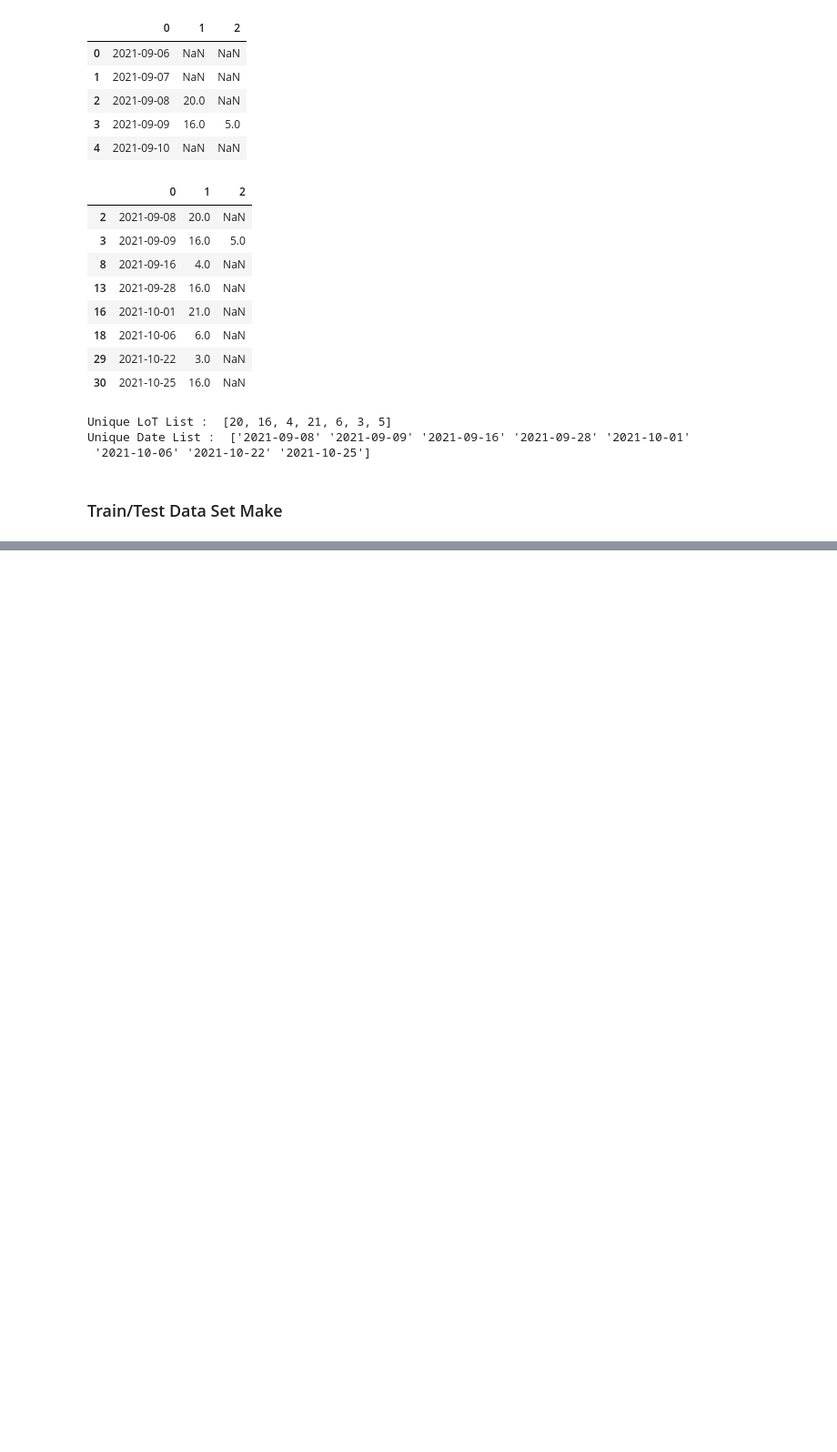
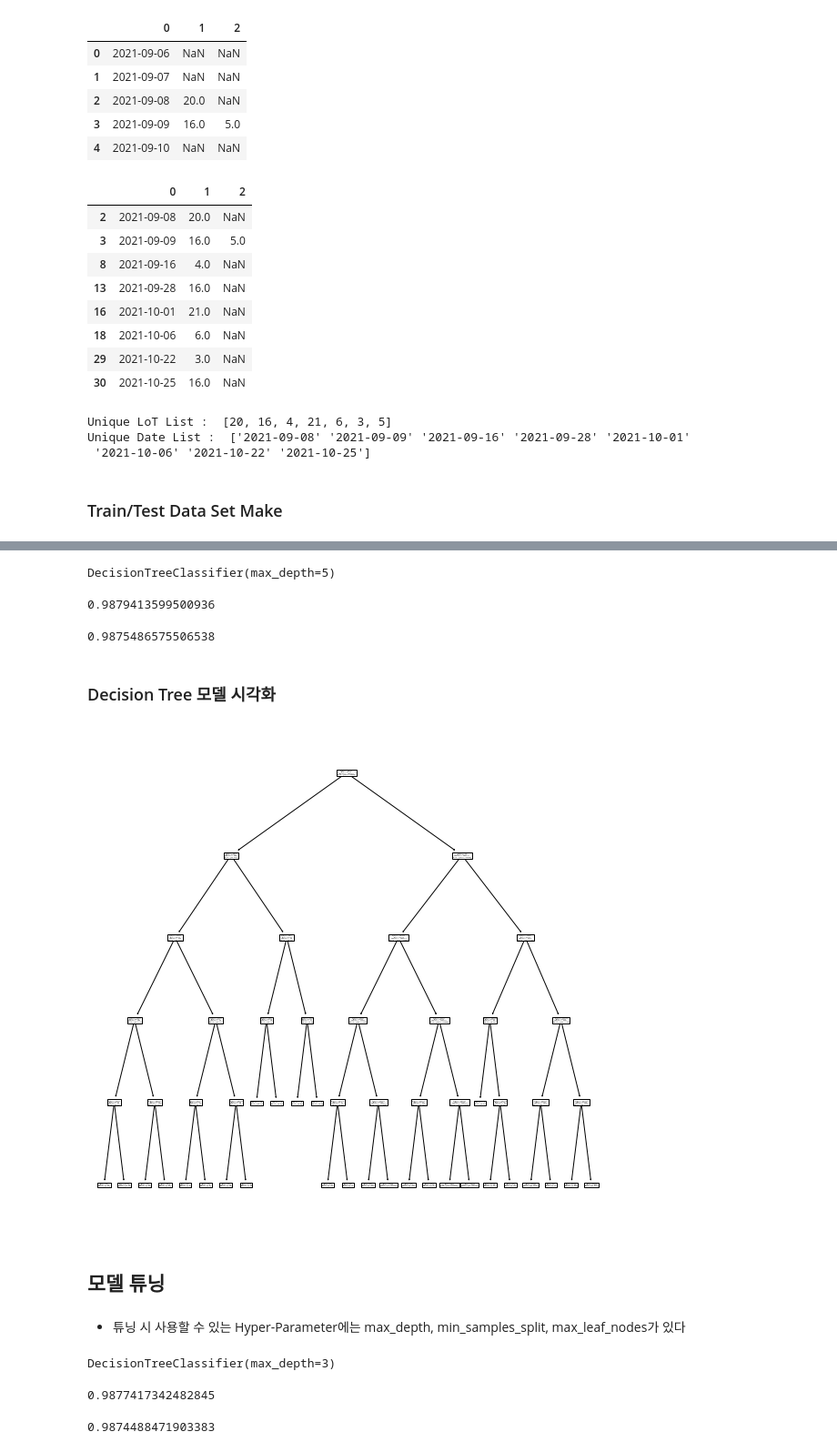
Before and after one commit to och5351/Bigdata_busan, a Jupyter notebook: ML/csy_DT/DT.ipynb, the cells around one changed output, grey strips where cells are left out. Shown: that part at 91% size. Cells and saved outputs as stored; diff of their text form; code cells hidden in the pictures; blank space fills up the shorter version.

```diff
--- a/ML/csy_DT/DT.ipynb
+++ b/ML/csy_DT/DT.ipynb
@@ -172,0 +233,4 @@ Time
+# %%
+# target
+target_np = X_data['QC'].to_numpy()
+target_np
@@ -172,0 +239,4 @@ Time
+# %%
+# 학습용/테스트용 데이터 생성(80:20)
+# train_input, train_target, test_input, test_target= train_test_split(train_np, target_np, random_state=42, test_size=0.2)
+train_input, test_input, train_target, test_target= train_test_split(train_np, target_np, random_state=42, test_size=0.2)
@@ -172,0 +247,4 @@ Time
+# %%
+# Decision Tree 모델 모델링
+clf = tree.DecisionTreeClassifier(max_depth=5)
+# 별다른 Hyper-Parameter를 사용하지 않아서 최대의 결과가 나올 수 있도록 모든 제한을 풀어둔 모델이 생성될 것이다
@@ -172,0 +263,30 @@ Time
+# %%
+# Input Data, Output Data
+clf_model = clf.fit(train_input, train_target)
+# %%
+clf_model
+# %% [output]
+DecisionTreeClassifier(max_depth=5)
+# %%
+# 훈련모델 정확도
+clf_model.score(train_input, train_target)
+# %% [output]
+0.9879413599500936
+# %%
+# 테스트 정확도
+clf_model.score(test_input, test_target)
+# %% [output]
+0.9875486575506538
+# %% [markdown]
+### Decision Tree 모델 시각화
+# %%
+plt.figure(figsize=(10,10))
+tree.plot_tree(clf)
+plt.show()
+# 복잡한 모델이 생성된 것을 확인
+# %% [output]
+[figure, added]
+# %% [markdown]
+## 모델 튜닝
+# %% [markdown]
+- 튜닝 시 사용할 수 있는 Hyper-Parameter에는 max_depth, min_samples_split, max_leaf_nodes가 있다
@@ -172,0 +297,12 @@ Time
+# %%
+new_clf
+# %% [output]
+DecisionTreeClassifier(max_depth=3)
+# %%
+new_clf.score(train_input, train_target)
+# %% [output]
+0.9877417342482845
+# %%
+new_clf.score(test_input, test_target)
+# %% [output]
+0.9874488471903383
```
Also changed, not shown: parts of 30 cells of this notebook.
